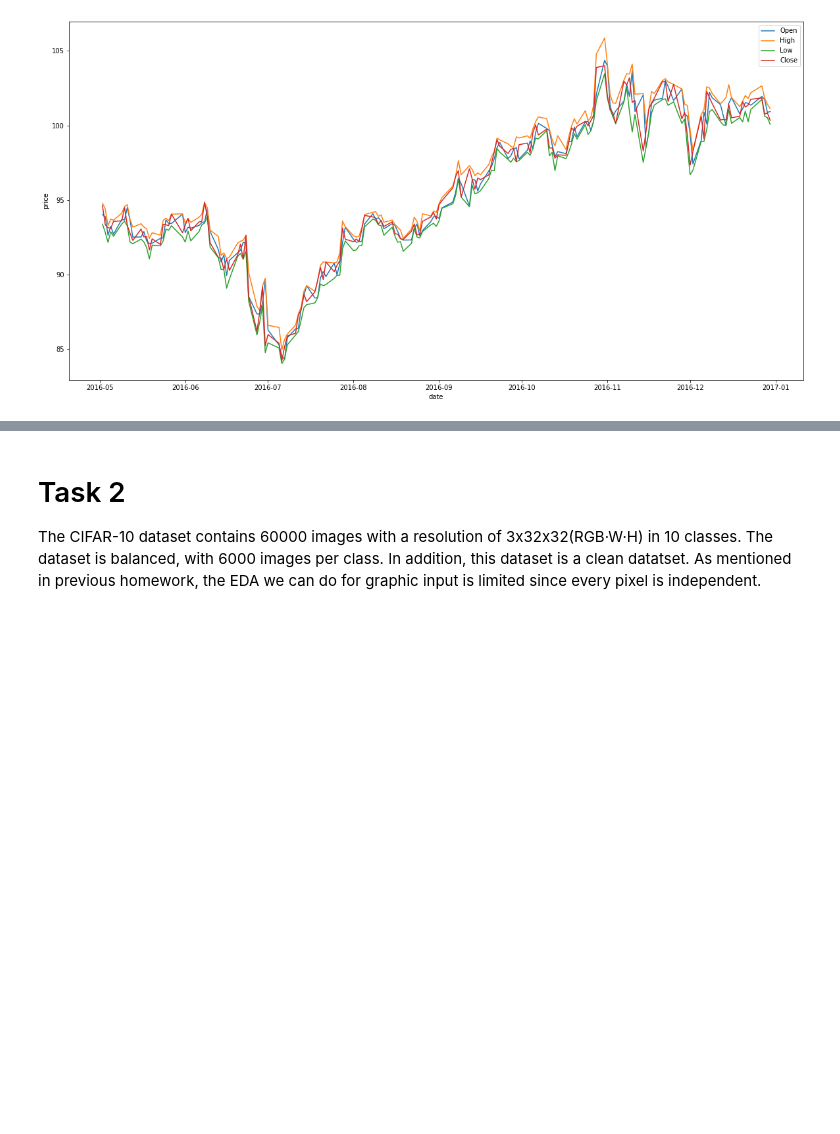
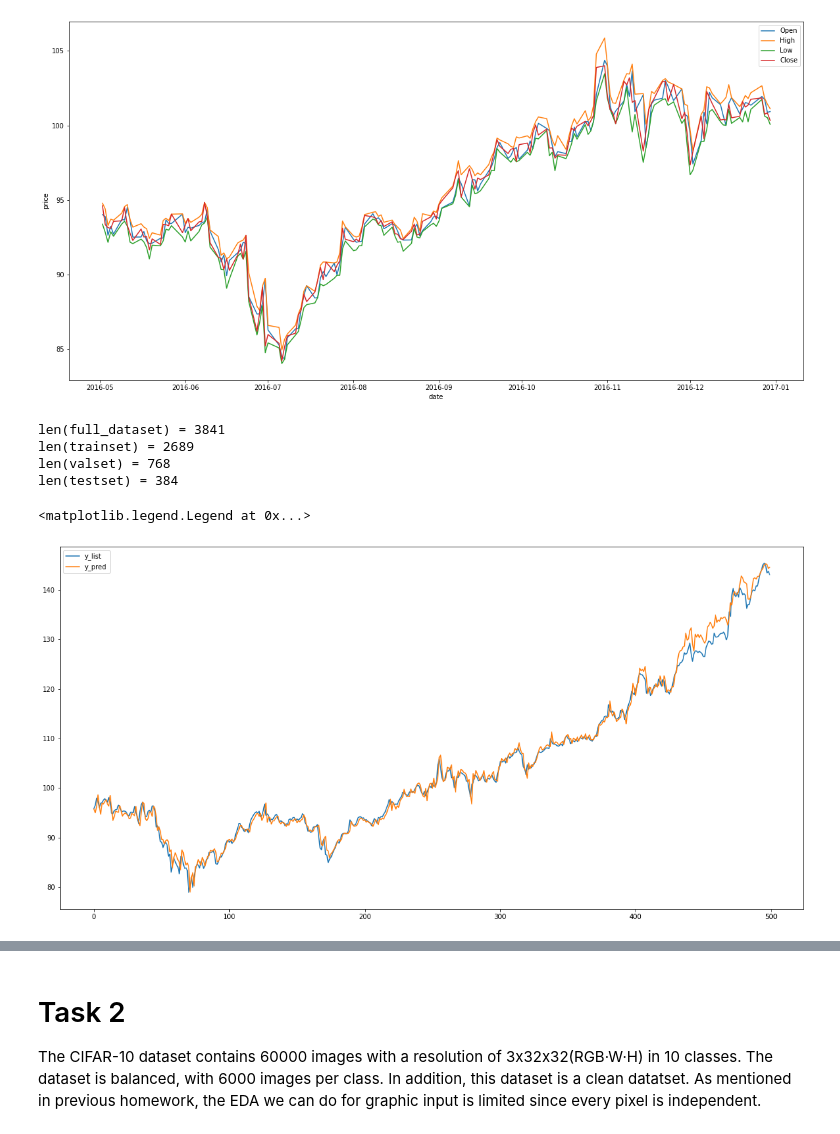
Before and after one commit to xiaoshaoyc/CSCI-4962, a Jupyter notebook: CSCI_4962_hw4.ipynb, the cells around one changed output, grey strips where cells are left out. Cells and saved outputs as stored; diff of their text form; code cells hidden in the pictures; blank space fills up the shorter version.

```diff
--- a/CSCI_4962_hw4.ipynb
+++ b/CSCI_4962_hw4.ipynb
@@ -137,7 +138,26 @@ class ArrayDataset(Dataset):
     return torch.tensor(x, dtype=torch.float32).reshape(-1, 1), \
         torch.tensor([y], dtype=torch.float32)
-# %%
-dataset = ArrayDataset(raw_dataset['High'].values, input_len=30)
+# %%
+full_dataset = ArrayDataset(raw_dataset['High'].values, input_len=30)
+def partition_dataset(dataset):
+  partition_plan = np.round(np.array([0.7, 0.2, 0.1]) * len(dataset)).astype(np.int32)
+  partition_plan[2] = len(dataset) - np.sum(partition_plan[:2])
+  trainset, valset, testset = random_split(
+      dataset, partition_plan,
+      generator=torch.Generator().manual_seed(0)
+    )
+  return trainset, valset, testset
+
+trainset, valset, testset = partition_dataset(full_dataset)
+print(f'len(full_dataset) = {len(full_dataset)}')
+print(f'len(trainset) = {len(trainset)}')
+print(f'len(valset) = {len(valset)}')
+print(f'len(testset) = {len(testset)}')
+# %% [output]
+len(full_dataset) = 3841
+len(trainset) = 2689
+len(valset) = 768
+len(testset) = 384
 # %%
 class LstmNetwork(nn.Module):
   def __init__(self) -> None:
@@ -213 +263,28 @@ dhigh = raw_dataset.iloc[1000:1500]['High']
+# %%
+dataset = ArrayDataset(raw_dataset['High'].values, input_len=20)
+trainset, valset, testset = partition_dataset(dataset)
+model = LstmNetwork().to(device)
+loss_fn = nn.MSELoss()
+# optimizer = optim.RMSprop(model.parameters(), \
+#       lr=0.01, alpha=0.99, eps=1e-08, weight_decay=0.001, momentum=0.9)
+optimizer = optim.Adam(model.parameters(), lr=0.02, betas=(0.9,0.9), eps=1e-8, weight_decay=0.001)
+dataloader = DataLoader(trainset, batch_size=len(trainset), shuffle=True)
+valloader = DataLoader(valset, batch_size=len(valset), shuffle=False)
+loss_list, _ = train(500, model, loss_fn, optimizer, dataloader, valloader)
+
+y_list = []
+y_pred_list = []
+for i in range(1000, 1500)[::-1]:
+  x, y = dataset[i]
+  x= x.to(device).reshape(1, -1, 1)
+  y_list.append(y.item())
+  y_pred = model(x)
+  y_pred_list.append(y_pred.item())
+
+plt.plot(y_list, label='y_list')
+plt.plot(y_pred_list, label='y_pred')
+plt.legend()
+# %% [output]
+<matplotlib.legend.Legend at 0x...>
+[figure, added]
 # %%
```
Also changed, not shown: parts of 39 cells of this notebook.
